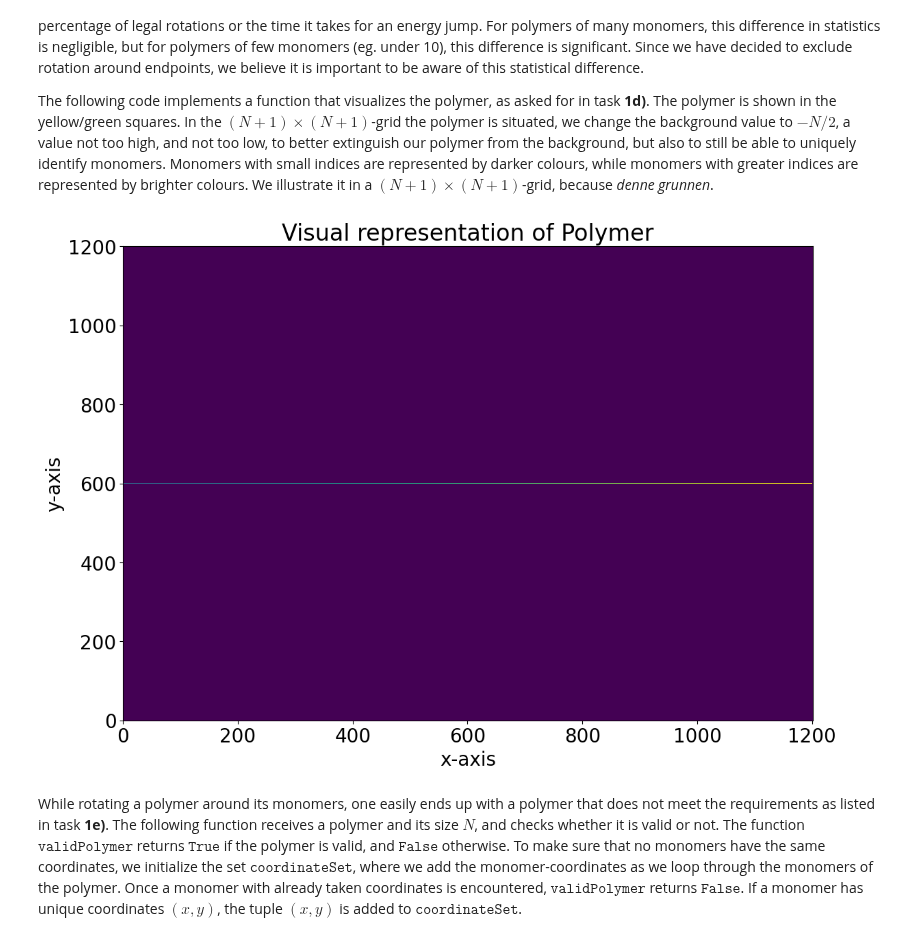
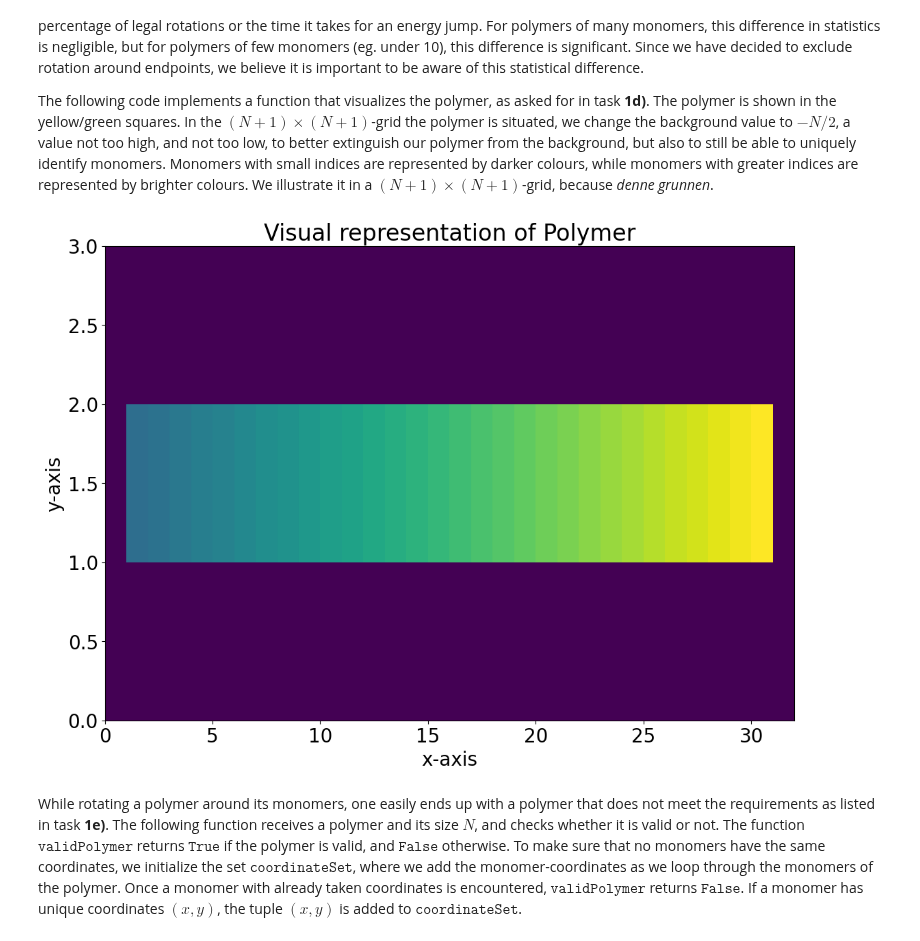
Before and after one commit to OliverRuden/TMA4320-scientific-computing, a Jupyter notebook: VitBerBioFysikk.ipynb, the cells around one changed output. Saved outputs shown, nothing was run; the diff lists cells and outputs as text; code cells hidden in the pictures.

```diff
--- a/VitBerBioFysikk.ipynb
+++ b/VitBerBioFysikk.ipynb
@@ -31,24 +31,29 @@ The following code implements a function that visualizes the polymer, as asked f
 # %%
 def illustratePolymer(polymer):
     N = len(polymer)                               # calculate the size of the input polymer
-    grid = np.zeros((N + 1, N + 1))                # initialize an (N+1) * (N+1) grid
+
+    minx, maxx = np.min(polymer[:,0]), np.max(polymer[:,0])
+    miny, maxy = np.min(polymer[:,1]), np.max(polymer[:,1])
+
+    grid = np.zeros((int(maxy-miny)+3, int(maxx-minx)+3))                # initialize an (N+1) * (N+1) grid
     grid -= N//2                               # set background value to -N / 2 for a better visualization of monomers with small indices
 
     for monomerNumber in range(N):                 # loop through all monomers of the input polymer
-        x = int(polymer[monomerNumber, 0])         # collect x-coordinate of the monomer
-        y = int(polymer[monomerNumber, 1])         # collect y-coordinate of the monomer
+        x = int(polymer[monomerNumber, 0]-minx+1)         # collect x-coordinate of the monomer
+        y = int(polymer[monomerNumber, 1]-miny+1)         # collect y-coordinate of the monomer
         grid[y, x] = monomerNumber + 1             # set the value of the point (x, y) in the grid to the index of the monomer + 1 (i.e. start at 1)
+
 
     plt.figure(figsize = (13,9))
     plt.title("Visual representation of Polymer")
     plt.xlabel("x-axis")
     plt.ylabel("y-axis")
     plt.pcolormesh(grid)
     plt.show()
 
-illustratePolymer(createPolymer(1200))
+illustratePolymer(createPolymer(30))
 # %% [output]
-[figure, old version]
+[figure, new version]
 # %% [markdown]
 While rotating a polymer around its monomers, one easily ends up with a polymer that does not meet the requirements as listed in task **1e)**. The following function receives a polymer and its size $N$, and checks whether it is valid or not. The function $\texttt{validPolymer}$ returns $\texttt{True}$ if the polymer is valid, and $\texttt{False}$ otherwise. To make sure that no monomers have the same coordinates, we initialize the set $\texttt{coordinateSet}$, where we add the monomer-coordinates as we loop through the monomers of the polymer. Once a monomer with already taken coordinates is encountered, $\texttt{validPolymer}$ returns $\texttt{False}$. If a monomer has unique coordinates $(x, y)$, the tuple $(x, y)$ is added to $\texttt{coordinateSet}$.
 # %%
```
Also changed, not shown: parts of 6 cells of this notebook.
